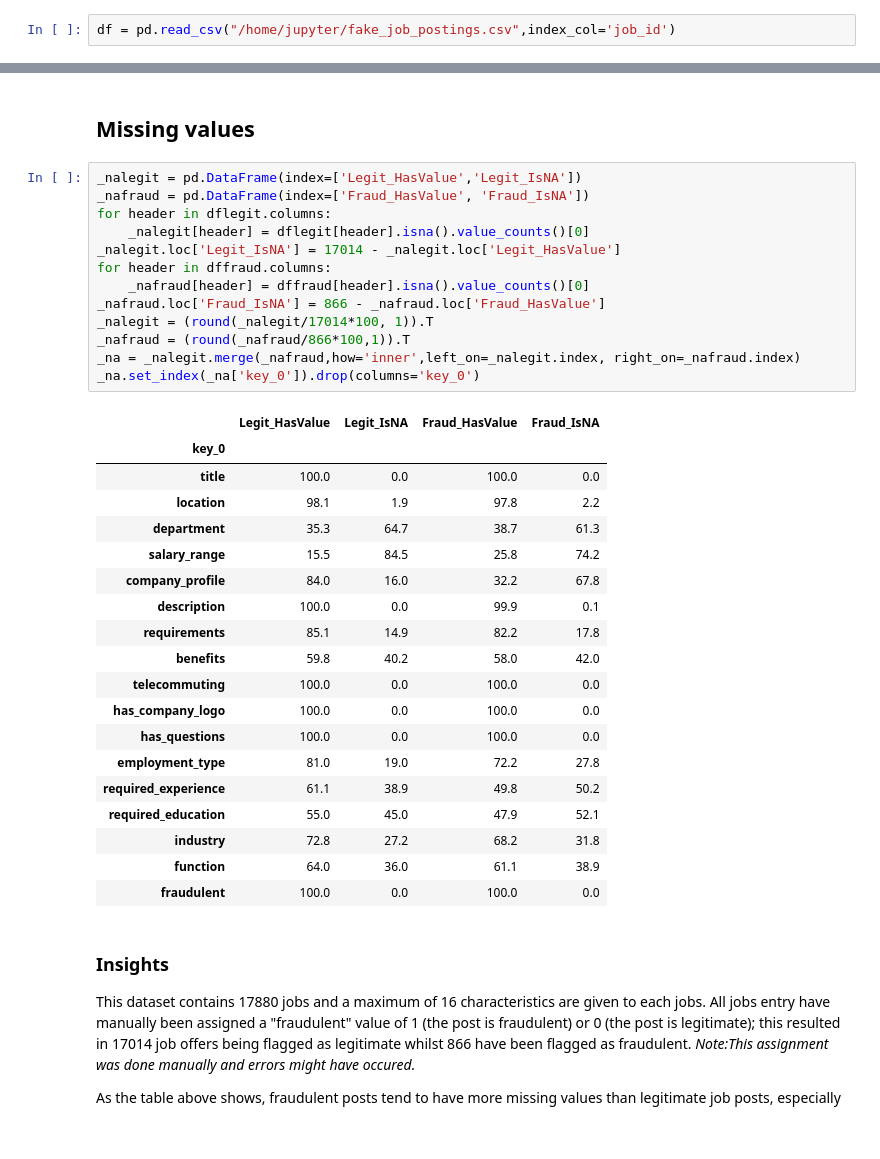
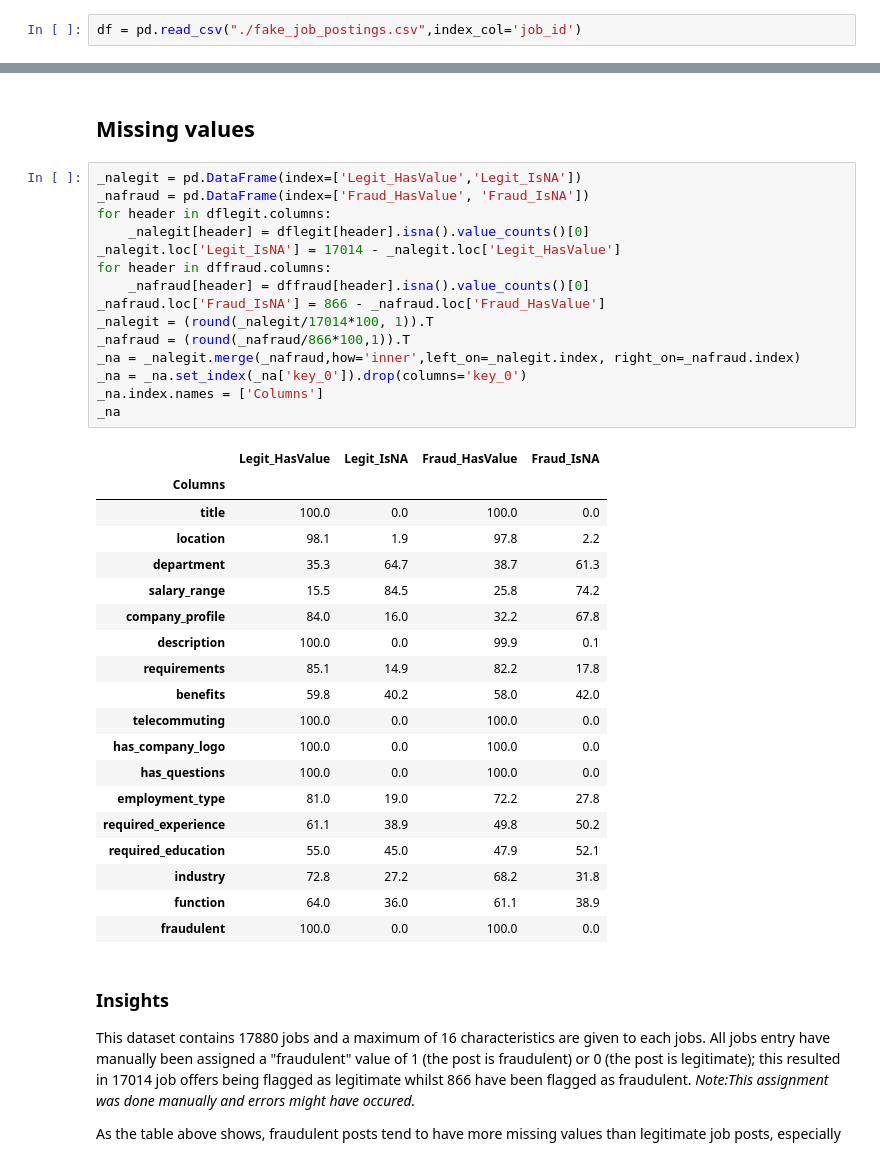
Before and after one commit to aghilissen/FakeJobDetection, a Jupyter notebook: EDA.ipynb, the cells around one changed output, grey strips where cells are left out. Drawn from its saved outputs; the diff is of its cells as text.

```diff
--- a/EDA.ipynb
+++ b/EDA.ipynb
@@ -8,7 +11,7 @@ sns.set(rc={'figure.figsize':(15,15)})
 %reload_ext autoreload
 %autoreload 2
 # %%
-df = pd.read_csv("/home/jupyter/fake_job_postings.csv",index_col='job_id')
+df = pd.read_csv("./fake_job_postings.csv",index_col='job_id')
 # %%
 dflegit = df[df['fraudulent']==0]
 dffraud = df[df['fraudulent']==1]
@@ -17,19 +20,21 @@ dffraud = df[df['fraudulent']==1]
 # %%
 _nalegit = pd.DataFrame(index=['Legit_HasValue','Legit_IsNA'])
 _nafraud = pd.DataFrame(index=['Fraud_HasValue', 'Fraud_IsNA'])
 for header in dflegit.columns:
     _nalegit[header] = dflegit[header].isna().value_counts()[0]
 _nalegit.loc['Legit_IsNA'] = 17014 - _nalegit.loc['Legit_HasValue']
 for header in dffraud.columns:
     _nafraud[header] = dffraud[header].isna().value_counts()[0]
 _nafraud.loc['Fraud_IsNA'] = 866 - _nafraud.loc['Fraud_HasValue']
 _nalegit = (round(_nalegit/17014*100, 1)).T
 _nafraud = (round(_nafraud/866*100,1)).T
 _na = _nalegit.merge(_nafraud,how='inner',left_on=_nalegit.index, right_on=_nafraud.index)
-_na.set_index(_na['key_0']).drop(columns='key_0')
+_na = _na.set_index(_na['key_0']).drop(columns='key_0')
+_na.index.names = ['Columns']
+_na
 # %% [output]
 |  | Legit_HasValue | Legit_IsNA | Fraud_HasValue | Fraud_IsNA |
-| key_0 |  |  |  |  |
+| Columns |  |  |  |  |
 | title | 100.0 | 0.0 | 100.0 | 0.0 |
 | location | 98.1 | 1.9 | 97.8 | 2.2 |
 | department | 35.3 | 64.7 | 38.7 | 61.3 |
```
Also changed, not shown: parts of 17 cells of this notebook, 13 other files.
